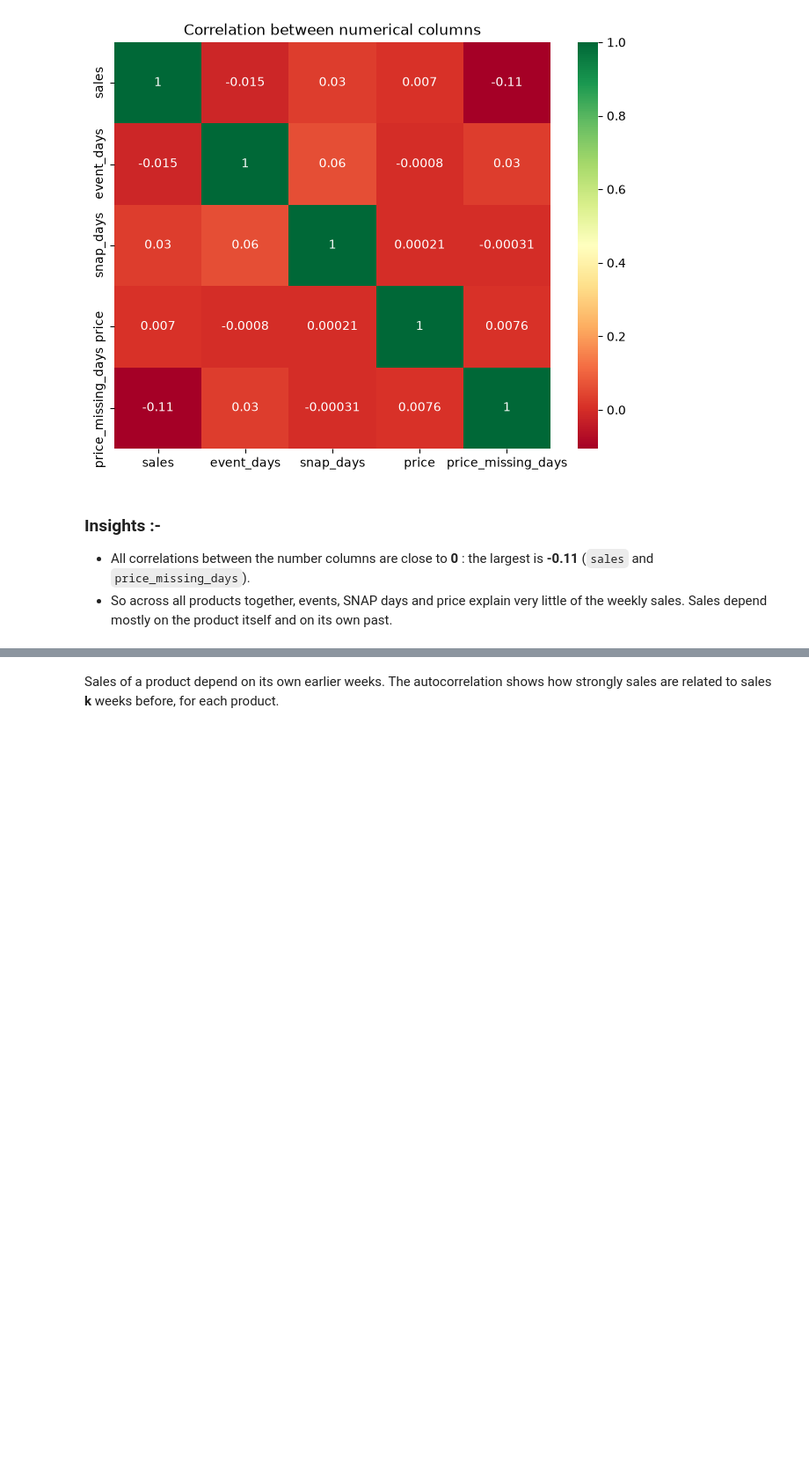
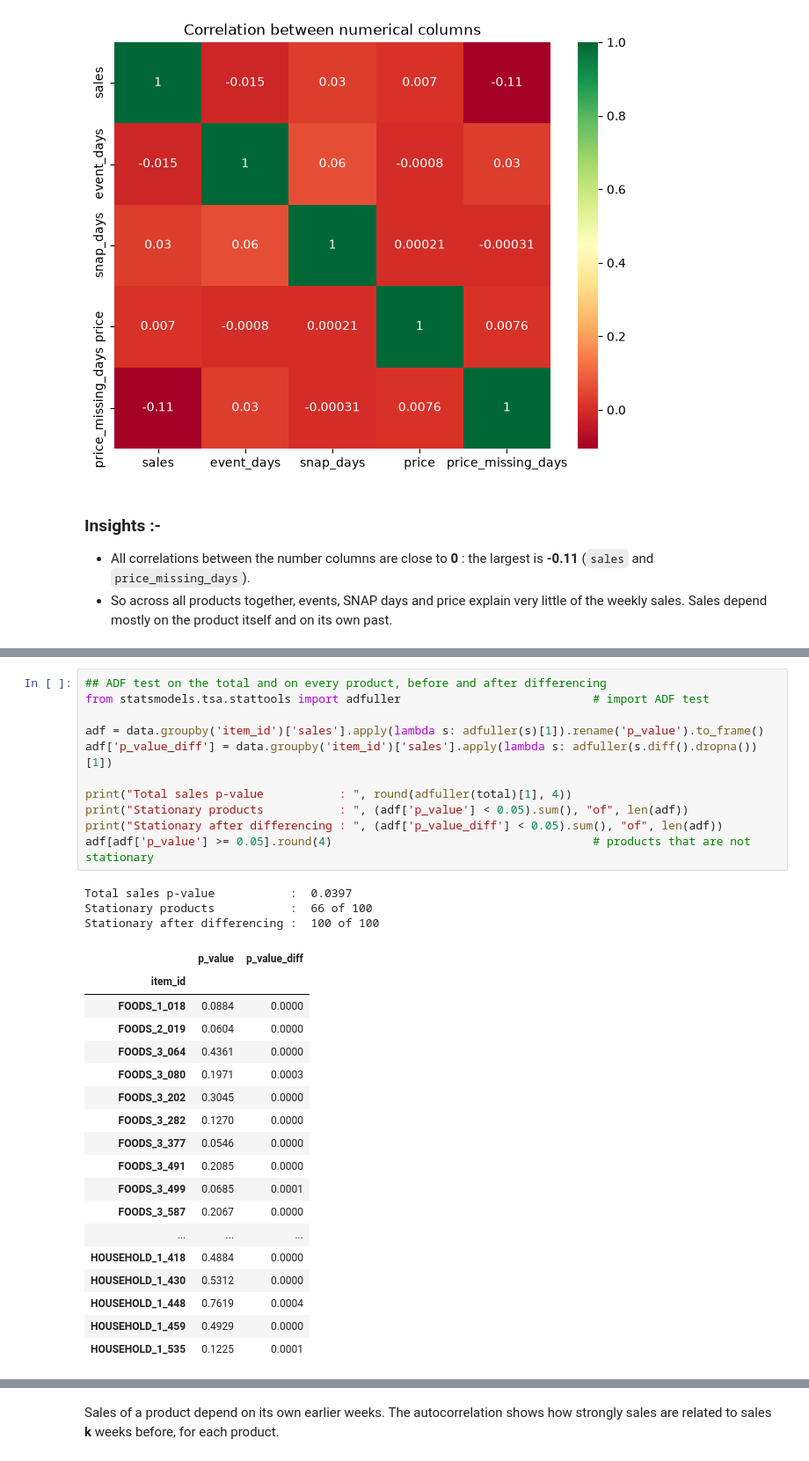
Before and after one commit to gujurialekha/StockWise-Inventory-Decision-Support, a Jupyter notebook: notebooks/03_eda.ipynb, the cells around one changed output, grey strips where cells are left out. Shown at 88% size. Cells and saved outputs as stored; diff of their text form; blank space fills up the shorter version.

```diff
--- a/notebooks/03_eda.ipynb
+++ b/notebooks/03_eda.ipynb
@@ -525,0 +615,33 @@ plt.show()
+# %%
+## ADF test on the total and on every product, before and after differencing
+from statsmodels.tsa.stattools import adfuller                            # import ADF test
+
+adf = data.groupby('item_id')['sales'].apply(lambda s: adfuller(s)[1]).rename('p_value').to_frame()
+adf['p_value_diff'] = data.groupby('item_id')['sales'].apply(lambda s: adfuller(s.diff().dropna())[1])
+
+print("Total sales p-value           : ", round(adfuller(total)[1], 4))
+print("Stationary products           : ", (adf['p_value'] < 0.05).sum(), "of", len(adf))
+print("Stationary after differencing : ", (adf['p_value_diff'] < 0.05).sum(), "of", len(adf))
+adf[adf['p_value'] >= 0.05].round(4)                                      # products that are not stationary
+# %% [output]
+Total sales p-value           :  0.0397
+Stationary products           :  66 of 100
+Stationary after differencing :  100 of 100
+|  | p_value | p_value_diff |
+| item_id |  |  |
+| FOODS_1_018 | 0.0884 | 0.0000 |
+| FOODS_2_019 | 0.0604 | 0.0000 |
+| FOODS_3_064 | 0.4361 | 0.0000 |
+| FOODS_3_080 | 0.1971 | 0.0003 |
+| FOODS_3_202 | 0.3045 | 0.0000 |
+| FOODS_3_282 | 0.1270 | 0.0000 |
+| FOODS_3_377 | 0.0546 | 0.0000 |
+| FOODS_3_491 | 0.2085 | 0.0000 |
+| FOODS_3_499 | 0.0685 | 0.0001 |
+| FOODS_3_587 | 0.2067 | 0.0000 |
+| ... | ... | ... |
+| HOUSEHOLD_1_418 | 0.4884 | 0.0000 |
+| HOUSEHOLD_1_430 | 0.5312 | 0.0000 |
+| HOUSEHOLD_1_448 | 0.7619 | 0.0004 |
+| HOUSEHOLD_1_459 | 0.4929 | 0.0000 |
+| HOUSEHOLD_1_535 | 0.1225 | 0.0001 |
```
Also changed, not shown: parts of 26 cells of this notebook.
